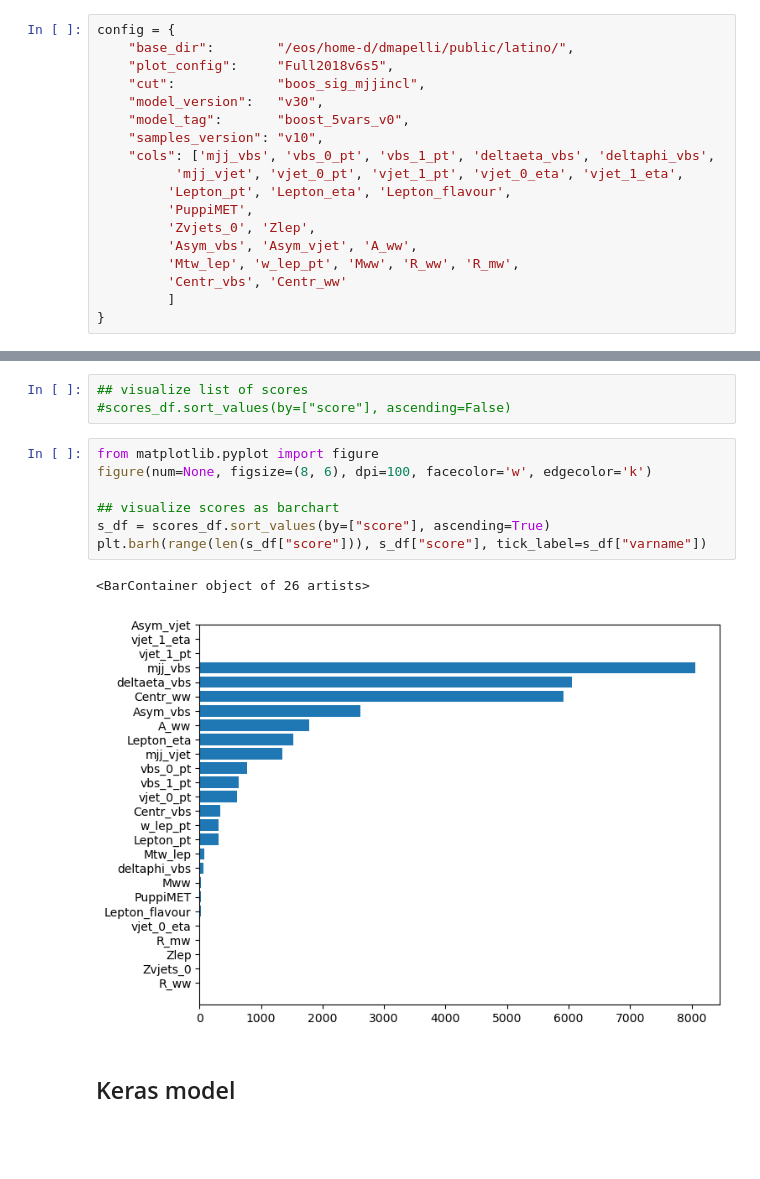
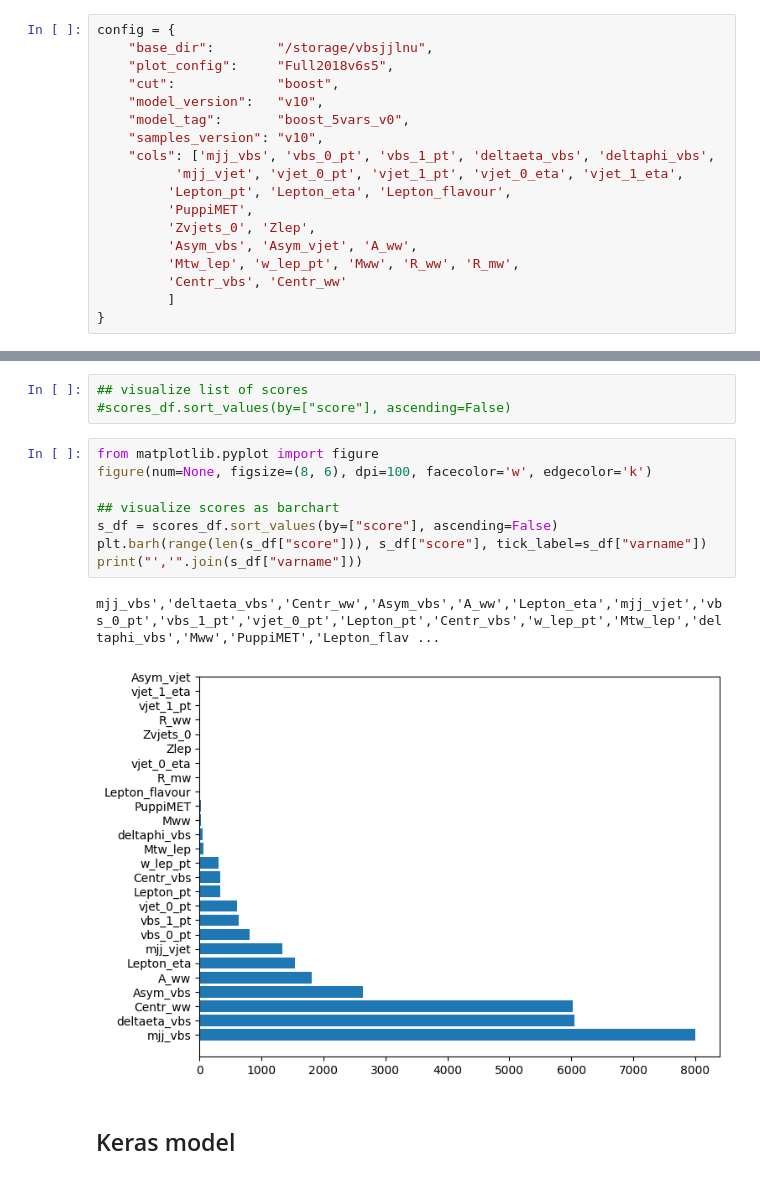
Before and after one commit to UniMiBAnalyses/ML_classification, a Jupyter notebook: Training_v1.ipynb, the cells around one changed output, grey strips where cells are left out. Cells and saved outputs as stored; diff of their text form; blank space fills up the shorter version.

```diff
--- a/Training_v1.ipynb
+++ b/Training_v1.ipynb
@@ -9,10 +9,10 @@ import matplotlib.pyplot as plt
 # mpl.rcParams["image.origin"] = 'lower'
 # %%
 config = {
-    "base_dir":        "/eos/home-d/dmapelli/public/latino/",
+    "base_dir":        "/storage/vbsjjlnu",
     "plot_config":     "Full2018v6s5",
-    "cut":             "boos_sig_mjjincl",
-    "model_version":   "v30",
+    "cut":             "boost",
+    "model_version":   "v10",
     "model_tag":       "boost_5vars_v0",
     "samples_version": "v10",
     "cols": ['mjj_vbs', 'vbs_0_pt', 'vbs_1_pt', 'deltaeta_vbs', 'deltaphi_vbs',
@@ -185,13 +185,14 @@ scores_df = pd.DataFrame({"score": selection.scores_, "varname": config["cols"]}
 # %%
 from matplotlib.pyplot import figure
 figure(num=None, figsize=(8, 6), dpi=100, facecolor='w', edgecolor='k')
 
 ## visualize scores as barchart
-s_df = scores_df.sort_values(by=["score"], ascending=True)
+s_df = scores_df.sort_values(by=["score"], ascending=False)
 plt.barh(range(len(s_df["score"])), s_df["score"], tick_label=s_df["varname"])
+print("','".join(s_df["varname"]))
 # %% [output]
-<BarContainer object of 26 artists>
+mjj_vbs','deltaeta_vbs','Centr_ww','Asym_vbs','A_ww','Lepton_eta','mjj_vjet','vbs_0_pt','vbs_1_pt','vjet_0_pt','Lepton_pt','Centr_vbs','w_lep_pt','Mtw_lep','deltaphi_vbs','Mww','PuppiMET','Lepton_flav ...
-[figure, old version]
+[figure, new version]
 # %% [markdown]
 ## Keras model
 # %%
```
Also changed, not shown: 5 other files.
